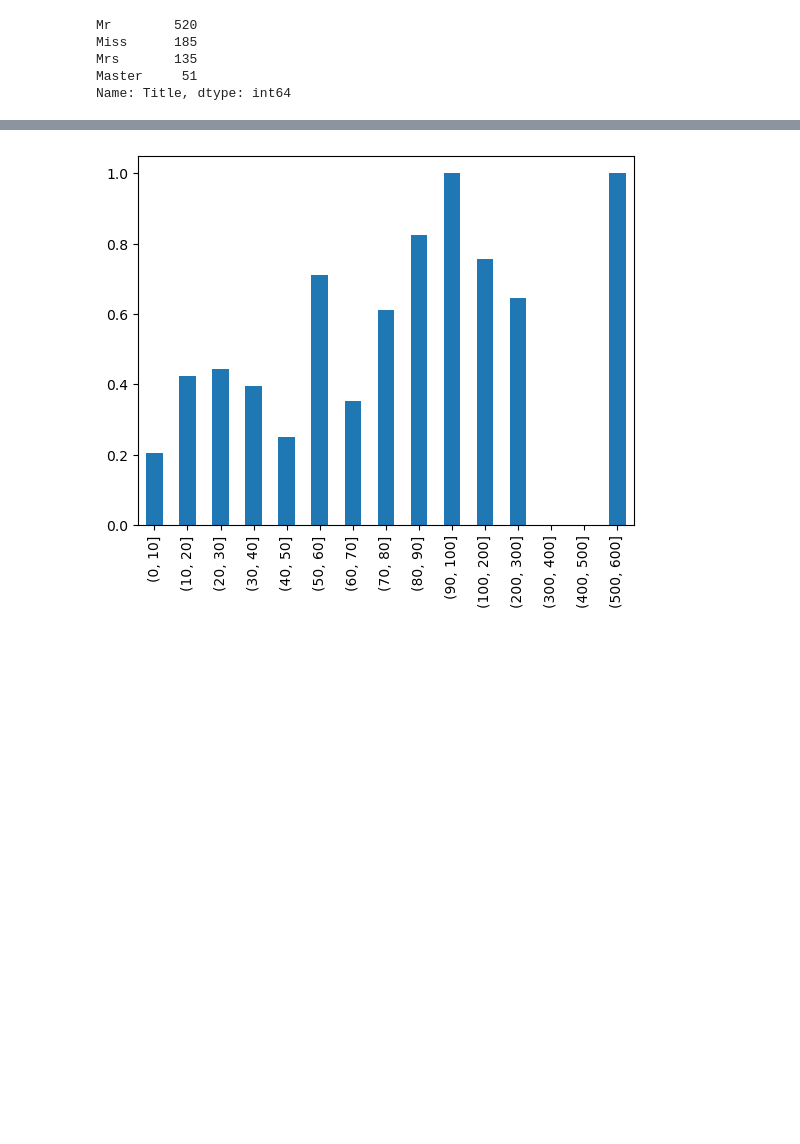
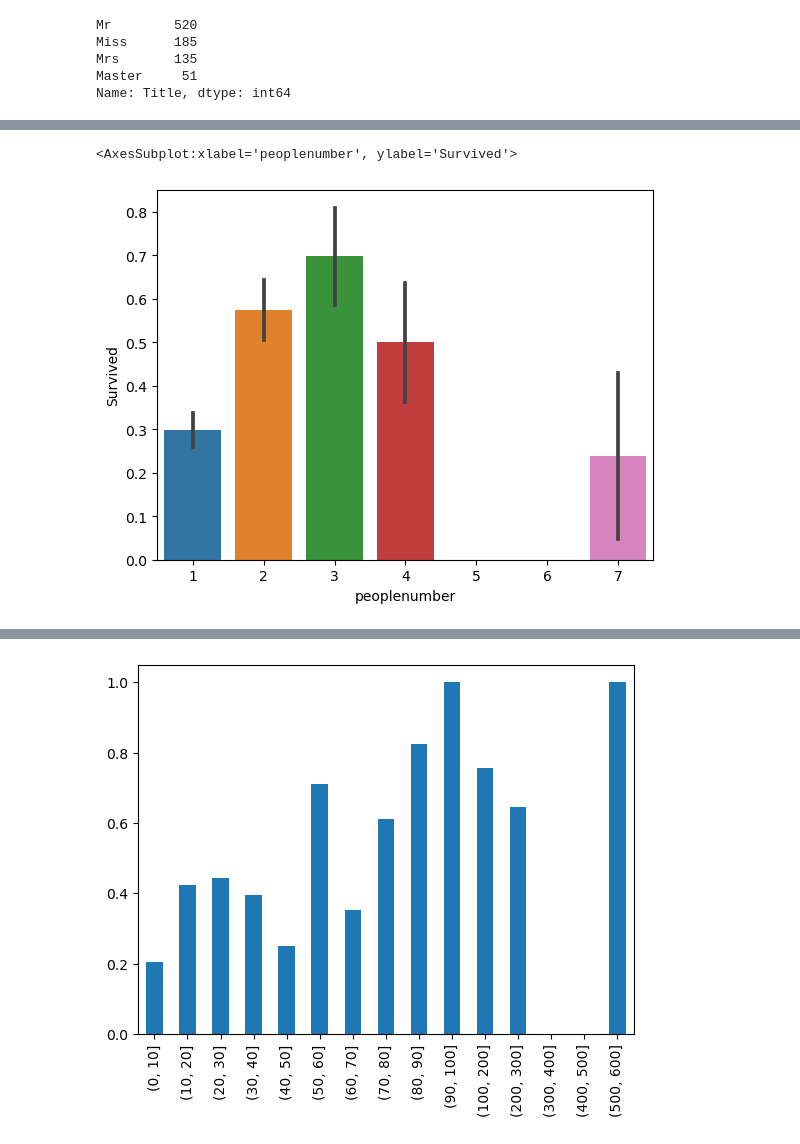
Before and after one commit to fatroll610/Kaggle-Projects, a Jupyter notebook: Kaggle_Titanic.ipynb, the cells around one changed output, grey strips where cells are left out. Cells and saved outputs as stored; diff of their text form; code cells hidden in the pictures; blank space fills up the shorter version.

```diff
--- a/Kaggle_Titanic.ipynb
+++ b/Kaggle_Titanic.ipynb
@@ -151,0 +255,8 @@ for dataset in Dataset:
+# %%
+for dataset in Dataset:
+    Ticket_Count = dataset['Ticket'].value_counts()
+    dataset['peoplenumber'] = dataset['Ticket'].apply(lambda x:Ticket_Count[x])
+sns.barplot(x = 'peoplenumber', y = "Survived", data = train)
+# %% [output]
+<AxesSubplot:xlabel='peoplenumber', ylabel='Survived'>
+[figure, added]
```
Also changed, not shown: parts of 46 cells of this notebook.
